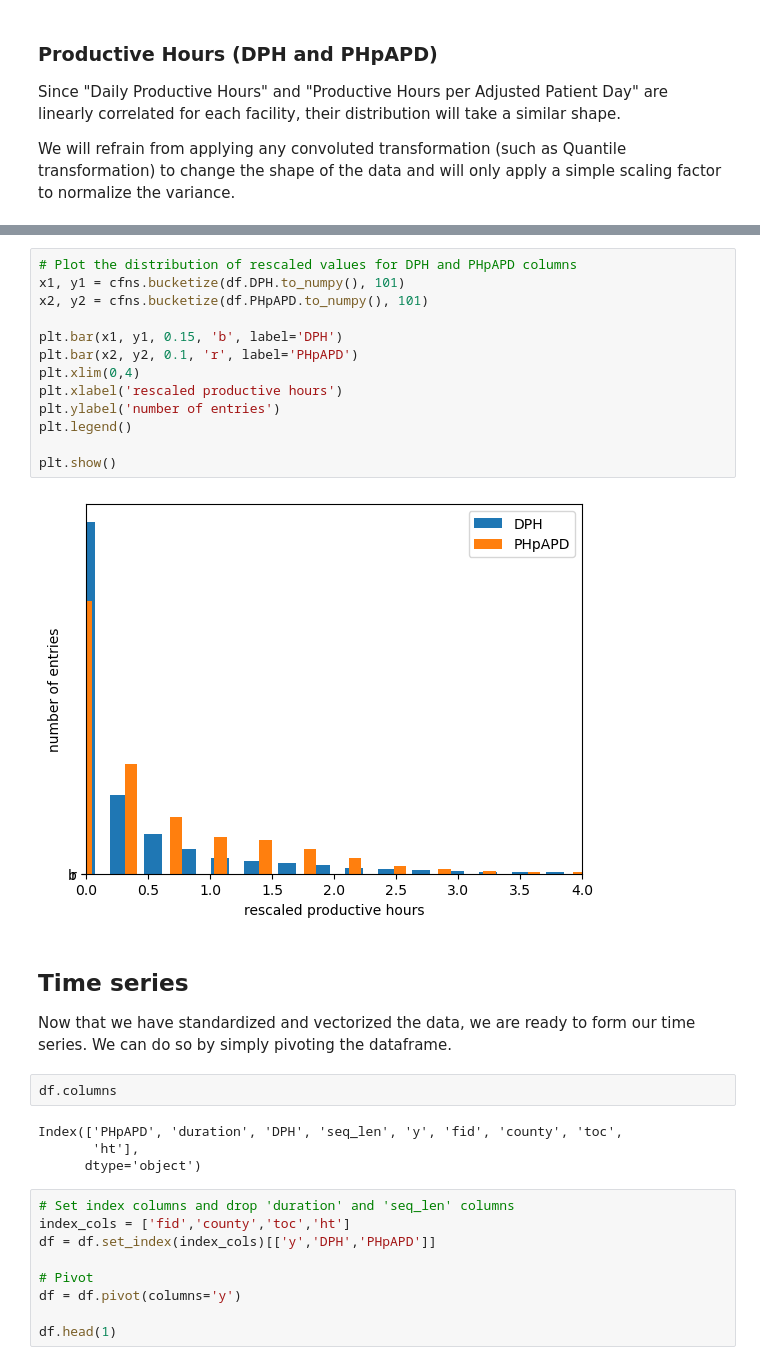
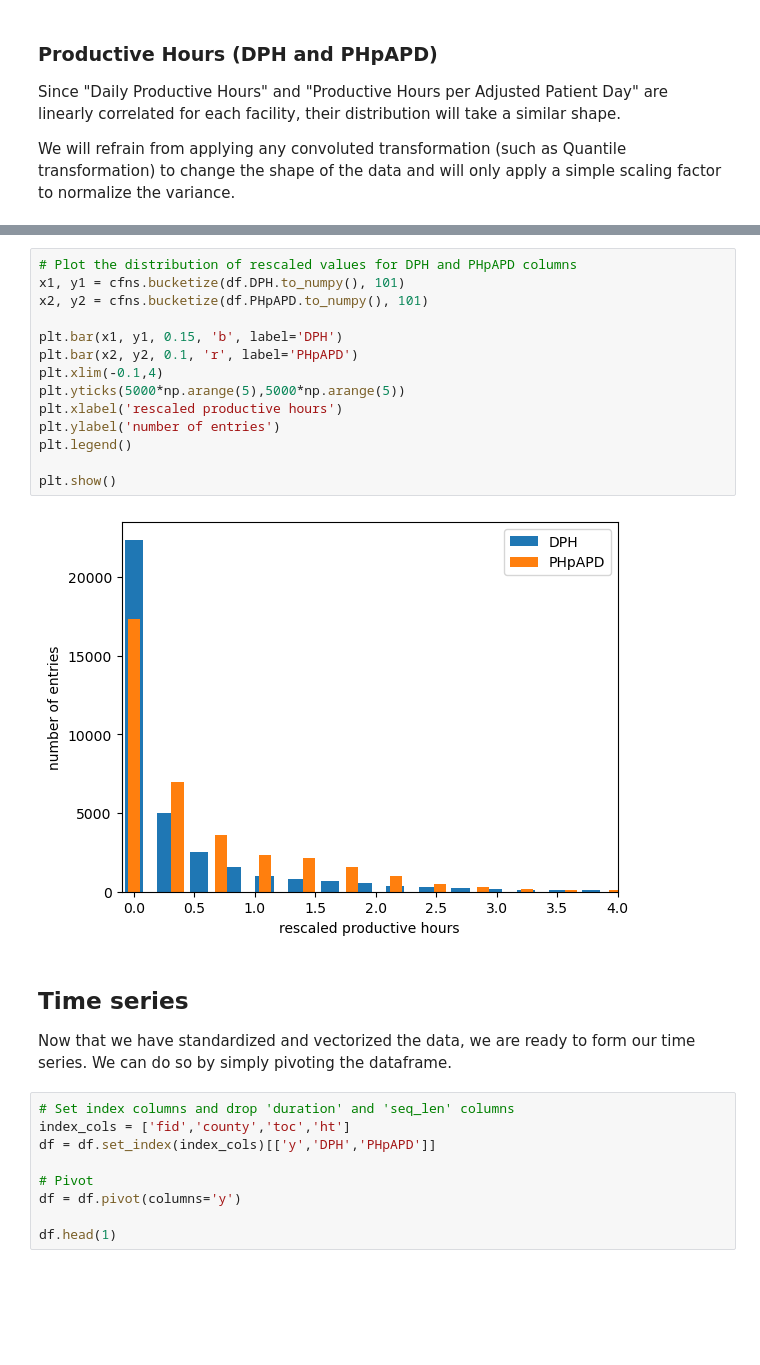
Before and after one commit to ndoroud/Hospital_Staffing, a Jupyter notebook: staffing.ipynb, the cells around one changed output, grey strips where cells are left out. Cells and saved outputs as stored; diff of their text form; blank space fills up the shorter version.

```diff
--- a/staffing.ipynb
+++ b/staffing.ipynb
@@ -852,28 +853,23 @@ for col in scale_factors.keys():
 # %%
 # Plot the distribution of rescaled values for DPH and PHpAPD columns
 x1, y1 = cfns.bucketize(df.DPH.to_numpy(), 101)
 x2, y2 = cfns.bucketize(df.PHpAPD.to_numpy(), 101)
 
 plt.bar(x1, y1, 0.15, 'b', label='DPH')
 plt.bar(x2, y2, 0.1, 'r', label='PHpAPD')
-plt.xlim(0,4)
+plt.xlim(-0.1,4)
+plt.yticks(5000*np.arange(5),5000*np.arange(5))
 plt.xlabel('rescaled productive hours')
 plt.ylabel('number of entries')
 plt.legend()
 
 plt.show()
 # %% [output]
-[figure, old version]
+[figure, new version]
 # %% [markdown]
 ## Time series
 
 Now that we have standardized and vectorized the data, we are ready to form our time series. We can do so by simply pivoting the dataframe.
-# %%
-df.columns
-# %% [output]
-Index(['PHpAPD', 'duration', 'DPH', 'seq_len', 'y', 'fid', 'county', 'toc',
-       'ht'],
-      dtype='object')
 # %%
 # Set index columns and drop 'duration' and 'seq_len' columns
 index_cols = ['fid','county','toc','ht']
```
Also changed, not shown: parts of 52 cells of this notebook, 5 other files.
